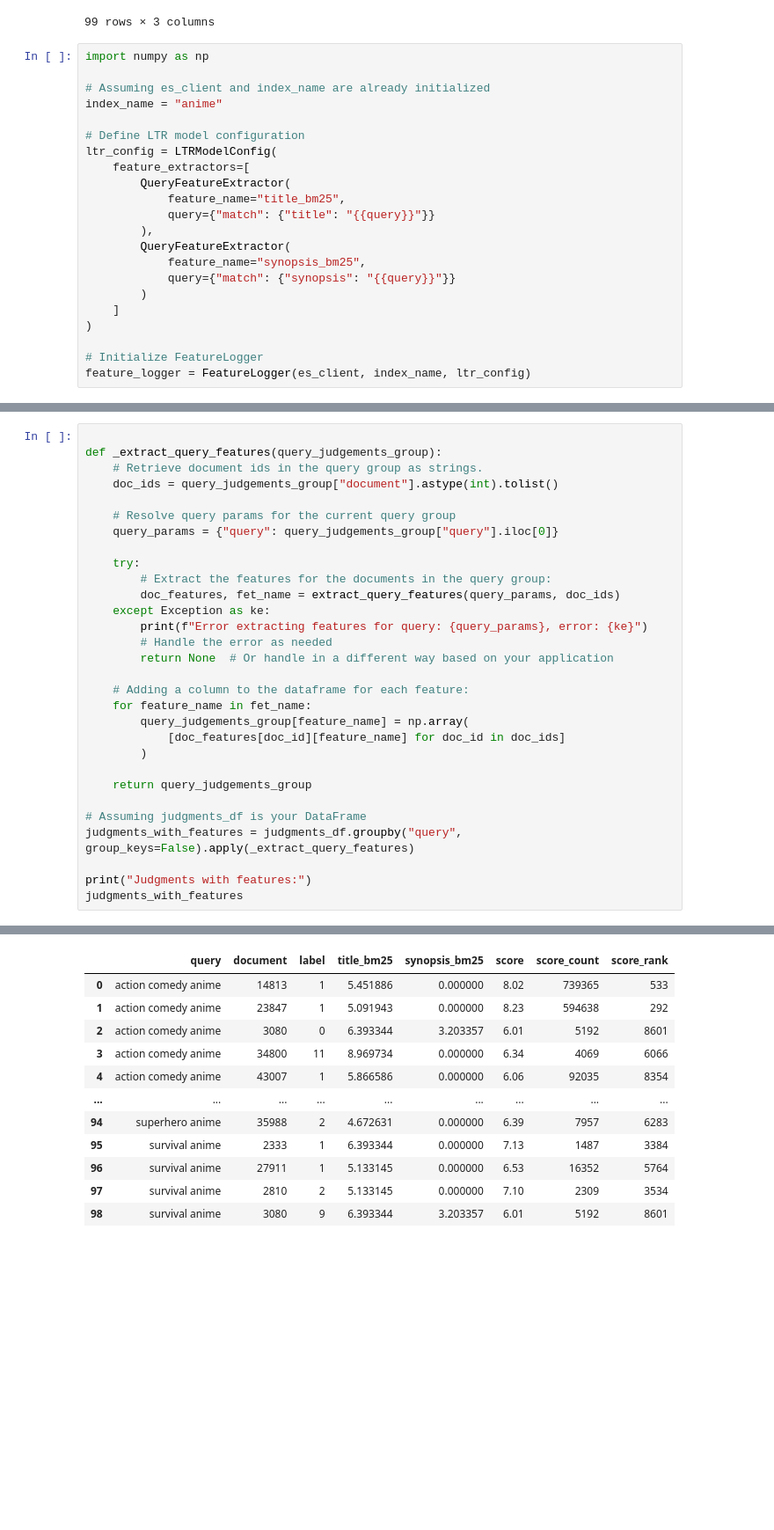
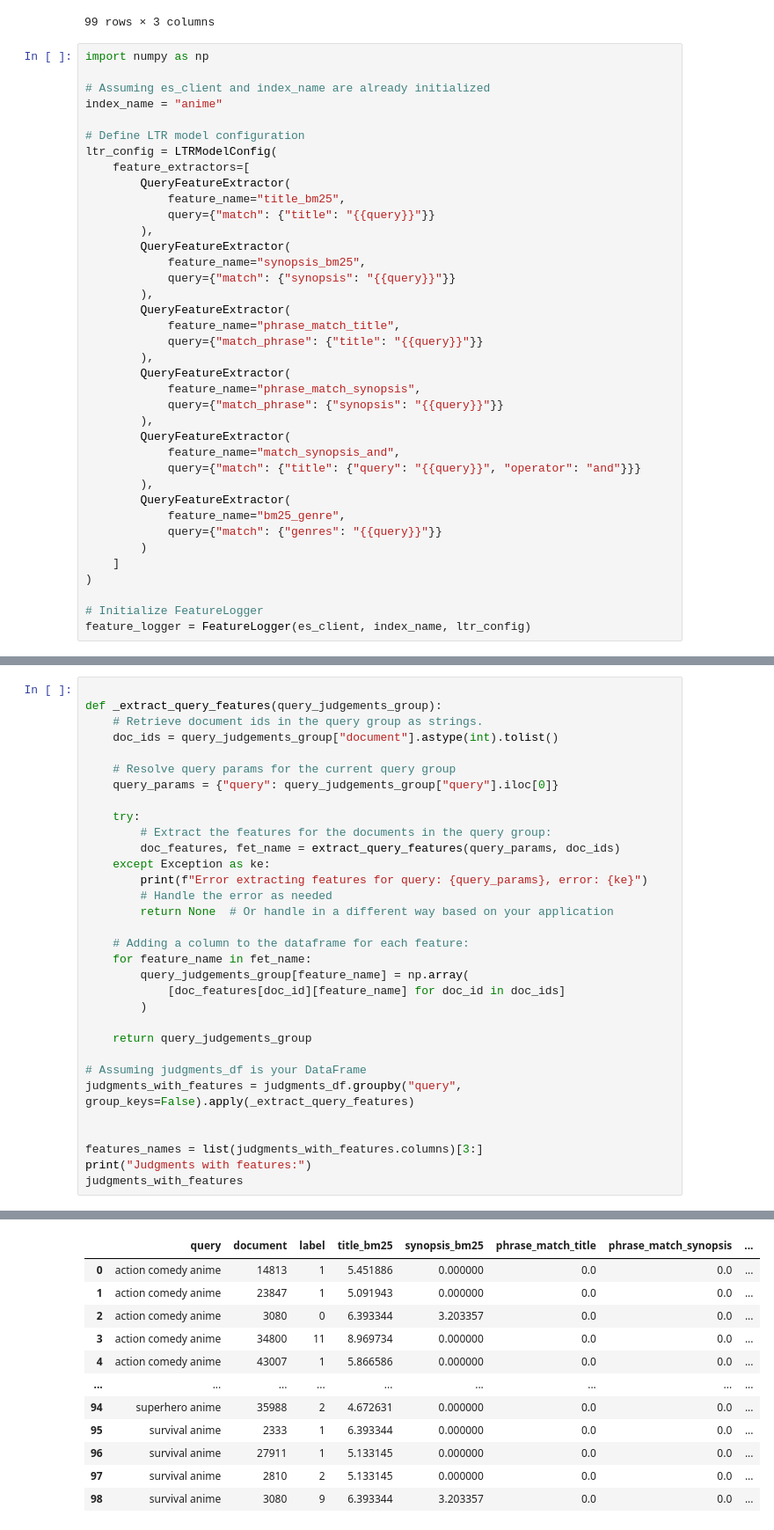
Before and after one commit to NBO2001/buscador_de_animes, a Jupyter notebook: charge_elastic/ltr.ipynb, the cells around one changed output, grey strips where cells are left out. Shown: that part at 88% size. Saved outputs shown, nothing was run; the diff lists cells and outputs as text; blank space fills up the shorter version.

```diff
--- a/charge_elastic/ltr.ipynb
+++ b/charge_elastic/ltr.ipynb
@@ -66,6 +66,22 @@ ltr_config = LTRModelConfig(
         QueryFeatureExtractor(
             feature_name="synopsis_bm25",
             query={"match": {"synopsis": "{{query}}"}}
+        ),
+        QueryFeatureExtractor(
+            feature_name="phrase_match_title",
+            query={"match_phrase": {"title": "{{query}}"}}
+        ),
+        QueryFeatureExtractor(
+            feature_name="phrase_match_synopsis",
+            query={"match_phrase": {"synopsis": "{{query}}"}}
+        ),
+        QueryFeatureExtractor(
+            feature_name="match_synopsis_and",
+            query={"match": {"title": {"query": "{{query}}", "operator": "and"}}}
+        ),
+        QueryFeatureExtractor(
+            feature_name="bm25_genre",
+            query={"match": {"genres": "{{query}}"}}
         )
     ]
 )
@@ -142,42 +241,44 @@ def extract_query_features(query_params, doc_ids):
 def _extract_query_features(query_judgements_group):
     # Retrieve document ids in the query group as strings.
     doc_ids = query_judgements_group["document"].astype(int).tolist()
 
     # Resolve query params for the current query group
     query_params = {"query": query_judgements_group["query"].iloc[0]}
 
     try:
         # Extract the features for the documents in the query group:
         doc_features, fet_name = extract_query_features(query_params, doc_ids)
     except Exception as ke:
         print(f"Error extracting features for query: {query_params}, error: {ke}")
         # Handle the error as needed
         return None  # Or handle in a different way based on your application
 
     # Adding a column to the dataframe for each feature:
     for feature_name in fet_name:
         query_judgements_group[feature_name] = np.array(
             [doc_features[doc_id][feature_name] for doc_id in doc_ids]
         )
 
     return query_judgements_group
 
 # Assuming judgments_df is your DataFrame
 judgments_with_features = judgments_df.groupby("query", group_keys=False).apply(_extract_query_features)
 
+
+features_names = list(judgments_with_features.columns)[3:]
 print("Judgments with features:")
 judgments_with_features
 # %% [output]
 Judgments with features:
-|  | query | document | label | title_bm25 | synopsis_bm25 | score | score_count | score_rank |
-| 0 | action comedy anime | 14813 | 1 | 5.451886 | 0.000000 | 8.02 | 739365 | 533 |
-| 1 | action comedy anime | 23847 | 1 | 5.091943 | 0.000000 | 8.23 | 594638 | 292 |
-| 2 | action comedy anime | 3080 | 0 | 6.393344 | 3.203357 | 6.01 | 5192 | 8601 |
-| 3 | action comedy anime | 34800 | 11 | 8.969734 | 0.000000 | 6.34 | 4069 | 6066 |
-| 4 | action comedy anime | 43007 | 1 | 5.866586 | 0.000000 | 6.06 | 92035 | 8354 |
+|  | query | document | label | title_bm25 | synopsis_bm25 | phrase_match_title | phrase_match_synopsis | ... |
+| 0 | action comedy anime | 14813 | 1 | 5.451886 | 0.000000 | 0.0 | 0.0 | ... |
+| 1 | action comedy anime | 23847 | 1 | 5.091943 | 0.000000 | 0.0 | 0.0 | ... |
+| 2 | action comedy anime | 3080 | 0 | 6.393344 | 3.203357 | 0.0 | 0.0 | ... |
+| 3 | action comedy anime | 34800 | 11 | 8.969734 | 0.000000 | 0.0 | 0.0 | ... |
+| 4 | action comedy anime | 43007 | 1 | 5.866586 | 0.000000 | 0.0 | 0.0 | ... |
 | ... | ... | ... | ... | ... | ... | ... | ... | ... |
-| 94 | superhero anime | 35988 | 2 | 4.672631 | 0.000000 | 6.39 | 7957 | 6283 |
-| 95 | survival anime | 2333 | 1 | 6.393344 | 0.000000 | 7.13 | 1487 | 3384 |
-| 96 | survival anime | 27911 | 1 | 5.133145 | 0.000000 | 6.53 | 16352 | 5764 |
-| 97 | survival anime | 2810 | 2 | 5.133145 | 0.000000 | 7.10 | 2309 | 3534 |
-| 98 | survival anime | 3080 | 9 | 6.393344 | 3.203357 | 6.01 | 5192 | 8601 |
+| 94 | superhero anime | 35988 | 2 | 4.672631 | 0.000000 | 0.0 | 0.0 | ... |
+| 95 | survival anime | 2333 | 1 | 6.393344 | 0.000000 | 0.0 | 0.0 | ... |
+| 96 | survival anime | 27911 | 1 | 5.133145 | 0.000000 | 0.0 | 0.0 | ... |
+| 97 | survival anime | 2810 | 2 | 5.133145 | 0.000000 | 0.0 | 0.0 | ... |
+| 98 | survival anime | 3080 | 9 | 6.393344 | 3.203357 | 0.0 | 0.0 | ... |
```
Also changed, not shown: parts of 6 cells of this notebook.
